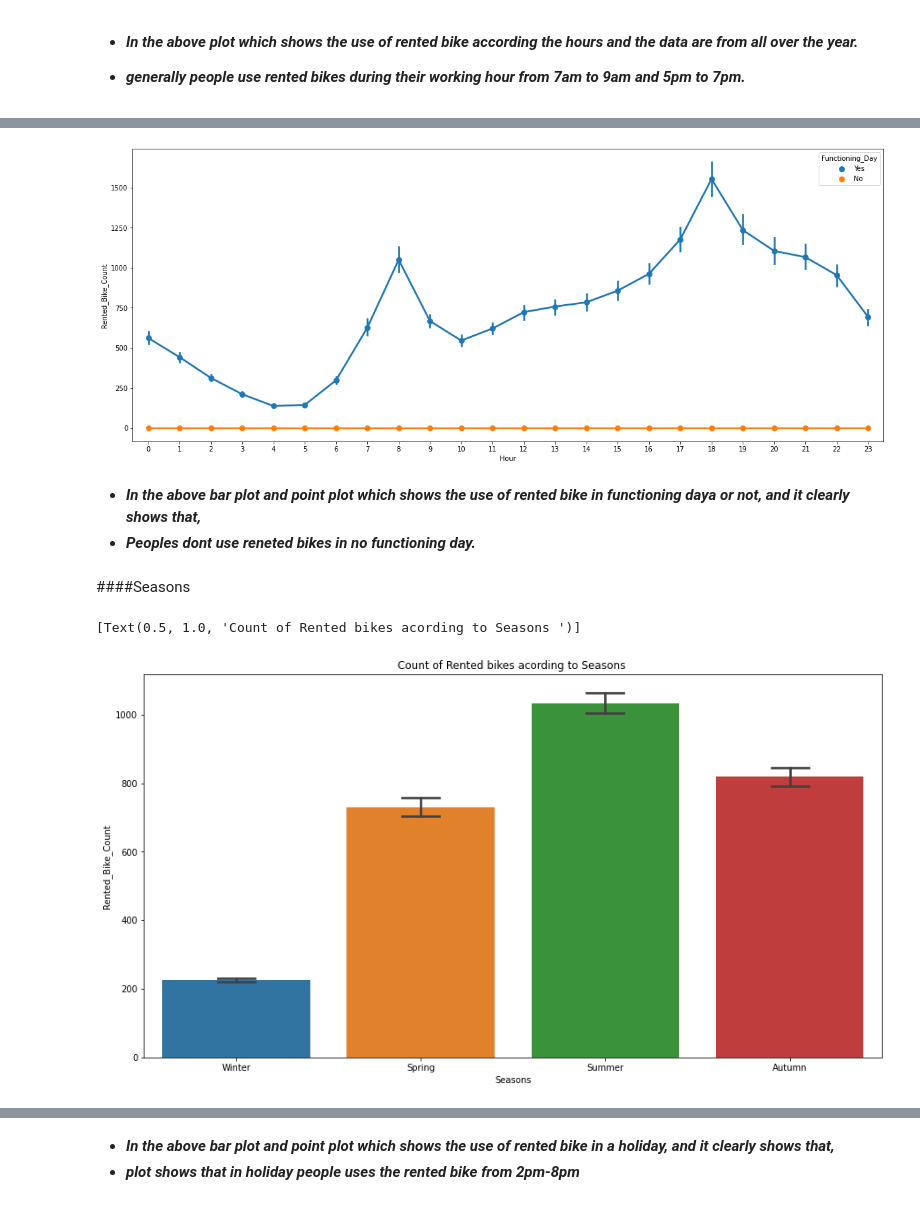
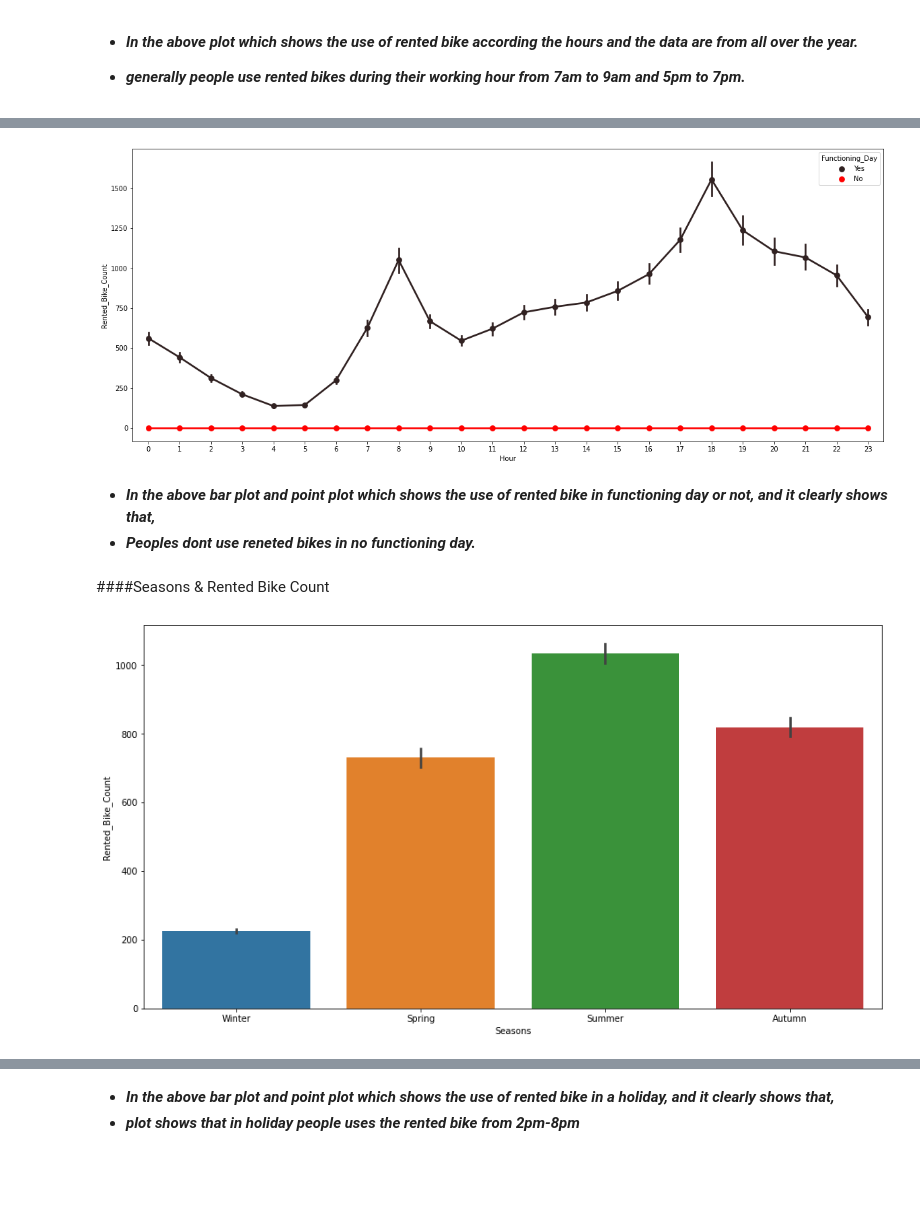
Before and after one commit to spradeepgit/Bike-Sharing-Demand-Prediction.ipynb, a Jupyter notebook: Bike_Sharing_Demand_Prediction.ipynb, the cells around one changed output, grey strips where cells are left out. Saved outputs shown, nothing was run; the diff lists cells and outputs as text; code cells hidden in the pictures; blank space fills up the shorter version.

```diff
--- a/Bike_Sharing_Demand_Prediction.ipynb
+++ b/Bike_Sharing_Demand_Prediction.ipynb
@@ -475,22 +478,21 @@ ax.set(title='Count of Rented bikes acording to Functioning Day ')
 # %%
 #anlysis of data by vizualisation
-fig,ax=plt.subplots(figsize=(20,8))
-sns.pointplot(data=bike_df,x='Hour',y='Rented_Bike_Count',hue='Functioning_Day',ax=ax)
+plt.figure(figsize=(20,8))
+sns.pointplot(data=bike_df,x='Hour',y='Rented_Bike_Count',hue='Functioning_Day',color='r')
 title='Count of Rented bikes acording to Functioning Day'
 # %% [output]
-[figure, old version]
+[figure, new version]
 # %% [markdown]
-* ***In the above bar plot and point plot which shows the use of rented bike in functioning daya or not, and it clearly shows that,***
+* ***In the above bar plot and point plot which shows the use of rented bike in functioning day or not, and it clearly shows that,***
 * ***Peoples dont use reneted bikes in no functioning day.***
 # %% [markdown]
-####Seasons
+####Seasons & Rented Bike Count
 # %%
 #anlysis of data by vizualisation
-fig,ax=plt.subplots(figsize=(15,8))
-sns.barplot(data=bike_df,x='Seasons',y='Rented_Bike_Count',ax=ax,capsize=.2)
-ax.set(title='Count of Rented bikes acording to Seasons ')
+plt.subplots(figsize=(15,8))
+sns.barplot(data=bike_df,x='Seasons',y='Rented_Bike_Count')
+title='Count of Rented bikes acording to Seasons'
 # %% [output]
-[Text(0.5, 1.0, 'Count of Rented bikes acording to Seasons ')]
-[figure, old version]
+[figure, new version]
 # %%
 #anlysis of data by vizualisation
```
Also changed, not shown: parts of 98 cells of this notebook.
